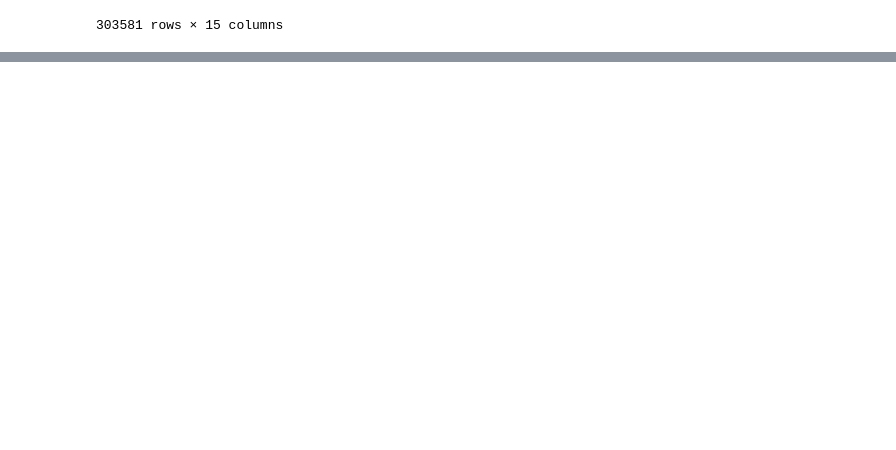
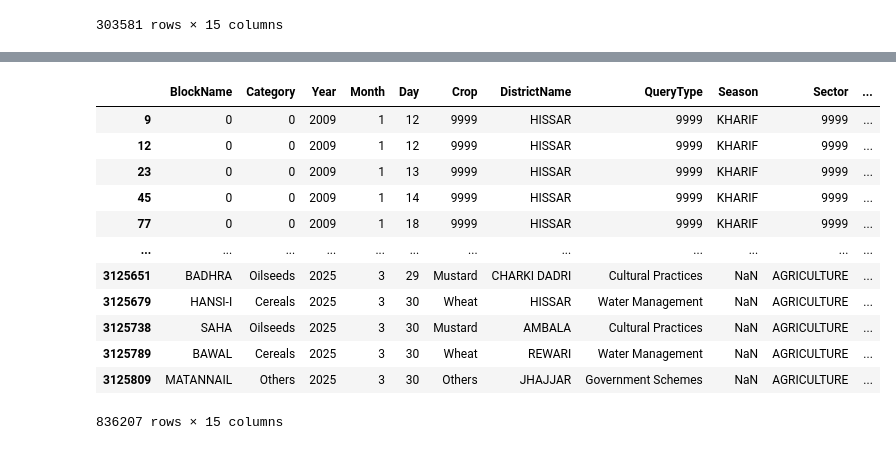
Before and after one commit to vicharanashala/agrichat-annam, a Jupyter notebook: RAG pipeline v3/data_preprocessing.ipynb, the cells around one changed output, grey strips where cells are left out. Cells and saved outputs as stored; diff of their text form; code cells hidden in the pictures; blank space fills up the shorter version.

```diff
--- a/RAG pipeline v3/data_preprocessing.ipynb
+++ b/RAG pipeline v3/data_preprocessing.ipynb
@@ -189,0 +238,17 @@ data.shape
+# %%
+unwanted_querytext_keywords = ["number", "call", "market", "weather"]
+data[data['QueryText'].str.contains('|'.join(unwanted_querytext_keywords), case=False)]
+# %% [output]
+|  | BlockName | Category | Year | Month | Day | Crop | DistrictName | QueryType | Season | Sector | ... |
+| 9 | 0 | 0 | 2009 | 1 | 12 | 9999 | HISSAR | 9999 | KHARIF | 9999 | ... |
+| 12 | 0 | 0 | 2009 | 1 | 12 | 9999 | HISSAR | 9999 | KHARIF | 9999 | ... |
+| 23 | 0 | 0 | 2009 | 1 | 13 | 9999 | HISSAR | 9999 | KHARIF | 9999 | ... |
+| 45 | 0 | 0 | 2009 | 1 | 14 | 9999 | HISSAR | 9999 | KHARIF | 9999 | ... |
+| 77 | 0 | 0 | 2009 | 1 | 18 | 9999 | HISSAR | 9999 | KHARIF | 9999 | ... |
+| ... | ... | ... | ... | ... | ... | ... | ... | ... | ... | ... | ... |
+| 3125651 | BADHRA | Oilseeds | 2025 | 3 | 29 | Mustard | CHARKI DADRI | Cultural Practices | NaN | AGRICULTURE | ... |
+| 3125679 | HANSI-I | Cereals | 2025 | 3 | 30 | Wheat | HISSAR | Water Management | NaN | AGRICULTURE | ... |
+| 3125738 | SAHA | Oilseeds | 2025 | 3 | 30 | Mustard | AMBALA | Cultural Practices | NaN | AGRICULTURE | ... |
+| 3125789 | BAWAL | Cereals | 2025 | 3 | 30 | Wheat | REWARI | Water Management | NaN | AGRICULTURE | ... |
+| 3125809 | MATANNAIL | Others | 2025 | 3 | 30 | Others | JHAJJAR | Government Schemes | NaN | AGRICULTURE | ... |
+836207 rows × 15 columns
```
Also changed, not shown: parts of 20 cells of this notebook, 9 other files.
